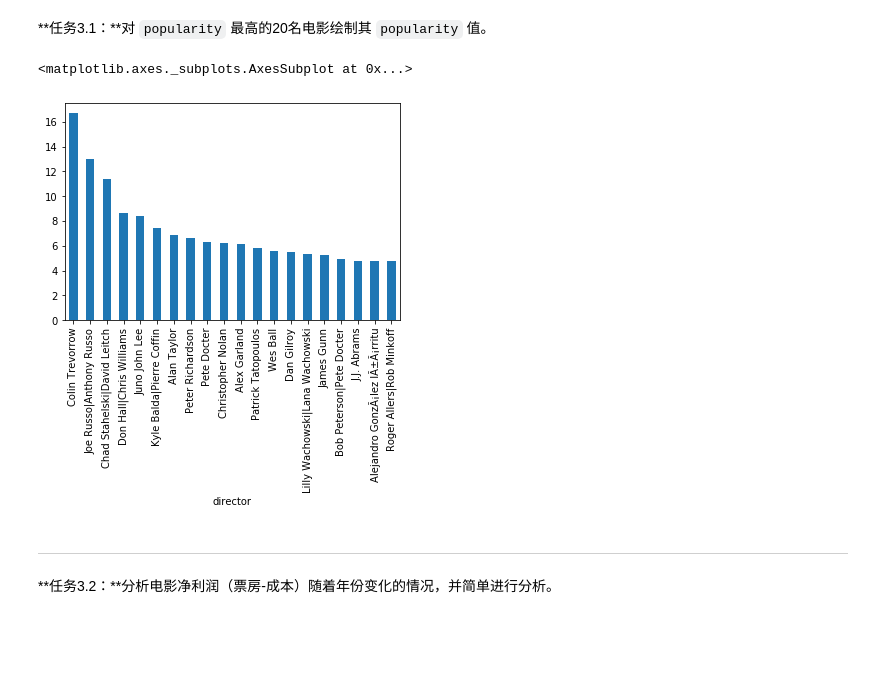
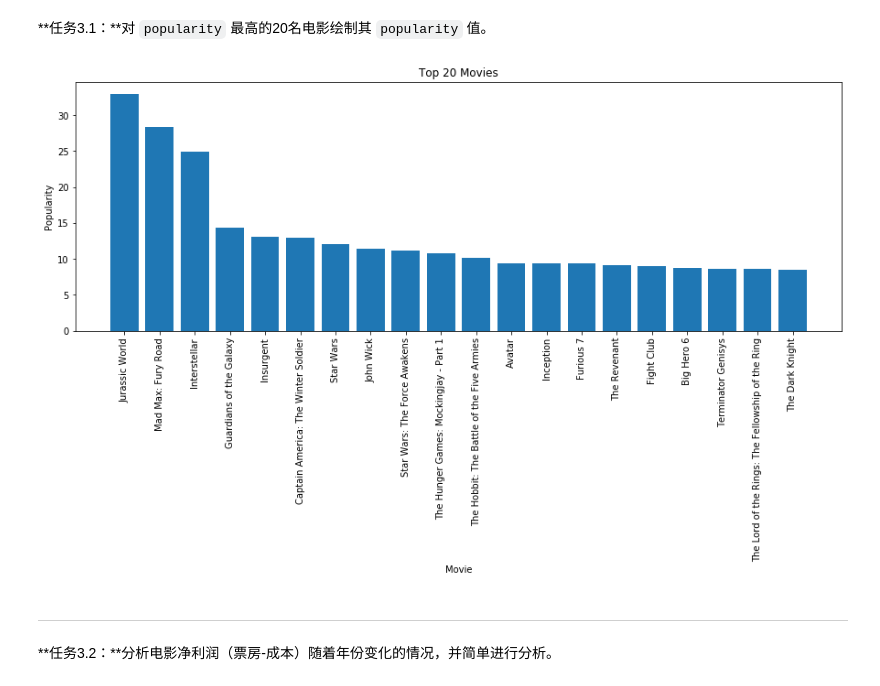
Before and after one commit to xin-pan/AIPND_CN_P2_Explore_Movie_Dataset, a Jupyter notebook: Explore Movie Dataset.ipynb, the cells around one changed output. Saved outputs shown, nothing was run; the diff lists cells and outputs as text; code cells hidden in the pictures; blank space fills up the shorter version.

```diff
--- a/Explore Movie Dataset.ipynb
+++ b/Explore Movie Dataset.ipynb
@@ -195,11 +195,23 @@ director_popularity = movie_data.groupby('director').agg('mean').sort_values(by=
 在这个部分，你需要根据题目中问题，选择适当的可视化图像进行绘制，并进行相应的分析。对于选做题，他们具有一定的难度，你可以尝试挑战一下～
 # %% [markdown]
 **任务3.1：**对 `popularity` 最高的20名电影绘制其 `popularity` 值。
-# %%
-director_popularity.head(20).plot.bar()
-# %% [output]
-<matplotlib.axes._subplots.AxesSubplot at 0x...>
-[figure, removed]
+# %%
+#director_popularity.head(20).plot.bar()
+#director_popularity.head(20)
+#movie_data.sort_values(by='popularity', ascending=False).popularity.head(20)
+top_20_movie_sorted_by_popularity = movie_data.sort_values(by='popularity', ascending=False).head(20)
+
+plt.figure(figsize = [15, 5])
+plt.bar(top_20_movie_sorted_by_popularity.original_title,top_20_movie_sorted_by_popularity.popularity)
+plt.title('Top 20 Movies')
+plt.ylabel('Popularity')
+plt.xlabel('Movie');
+plt.xticks(rotation='vertical')
+plt.show();
+
+# Question: 这里x轴的label竖着虽然能显示，但是还是看着不舒服，整个figure怎样能完成顺时针90度旋转？
+# %% [output]
+[figure, added]
 # %% [markdown]
 ---
 **任务3.2：**分析电影净利润（票房-成本）随着年份变化的情况，并简单进行分析。
```
Also changed, not shown: parts of 1 cell of this notebook, 2 other files.
